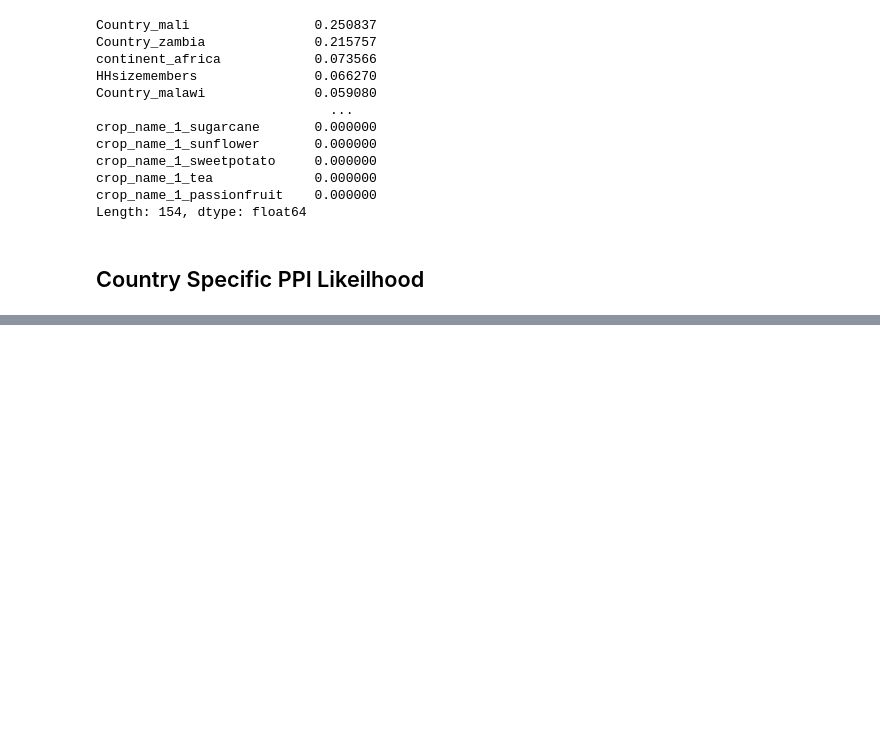
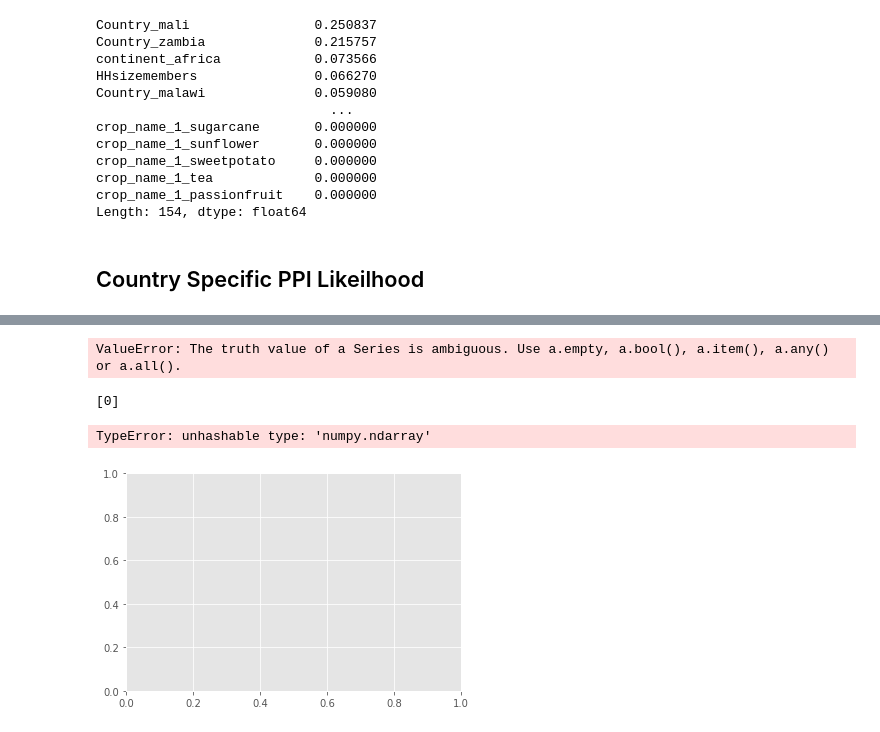
Before and after one commit to laporpe/STA_208, a Jupyter notebook: finalized_code/RF_XGBoost_Models.ipynb, the cells around one changed output, grey strips where cells are left out. Cells and saved outputs as stored; diff of their text form; code cells hidden in the pictures; blank space fills up the shorter version.

```diff
--- a/finalized_code/RF_XGBoost_Models.ipynb
+++ b/finalized_code/RF_XGBoost_Models.ipynb
@@ -265,3 +269,9 @@ crop_name_1_passionfruit    0.000000
 Length: 154, dtype: float64
 # %% [markdown]
 ## Country Specific PPI Likeilhood
+# %%
+#produces a dictionary of country specific dataframes
+country_dict={}
+for country in PPI_data["Country"].values.unique():
+    new_df = PPI_data[PPI_data["Country"].values  == country]
+    country_dict[country] = new_df
@@ -267,0 +327,15 @@ Length: 154, dtype: float64
+# %%
+forest_model = ensemble.RandomForestRegressor()
+parameters= {'n_estimators':(np.arange(100, 300, 50)), 'max_depth': [10,20, 50]}
+
+#
+#name, ghana_forrest, ghana_mse, index = country_model(country_dict["ghana"], "PPI_Likelihood",forest_model,parameters)
+#for key in country_dict:
+
+
+country_results= {}
+for country in PPI_data["Country"].values.unique():
+    country_results[country] =country_model(country,
+                          "PPI_Likelihood",
+                          forest_model,
+                          parameters)
@@ -267,0 +408,5 @@ Length: 154, dtype: float64
+# %%
+country_feature = {}
+for country in country_results:
+    country_feature[country] = pd.Series(country_results[country][1],
+                                      index=country_results[country][3].values).sort_values(ascending=False)
@@ -267,0 +441,23 @@ Length: 154, dtype: float64
+# %%
+with sns.axes_style('white'):
+    g = sns.factorplot(country_feature['ghana'].columns, data=country_feature['ghana'], aspect=2,
+                       kind="count", color='steelblue')
+    g.set_xticklabels(step=5)
+# %% [output]
+ValueError: The truth value of a Series is ambiguous. Use a.empty, a.bool(), a.item(), a.any() or a.all().
+# %%
+x_pos = [i for i, _ in enumerate(country_feature['ghana'][1].axes)]
+print(x_pos)
+plt.barh(country_feature['ghana'][1].axes,country_feature['ghana'][1].values, color='green')
+
+plt.ylabel("Energy Source")
+plt.xlabel("Energy Output (GJ)")
+plt.title("Energy output from various fuel sources")
+
+#plt.yticks(x_pos, x)
+
+plt.show()
+# %% [output]
+[0]
+TypeError: unhashable type: 'numpy.ndarray'
+[figure, added]
```
Also changed, not shown: parts of 10 cells of this notebook.
